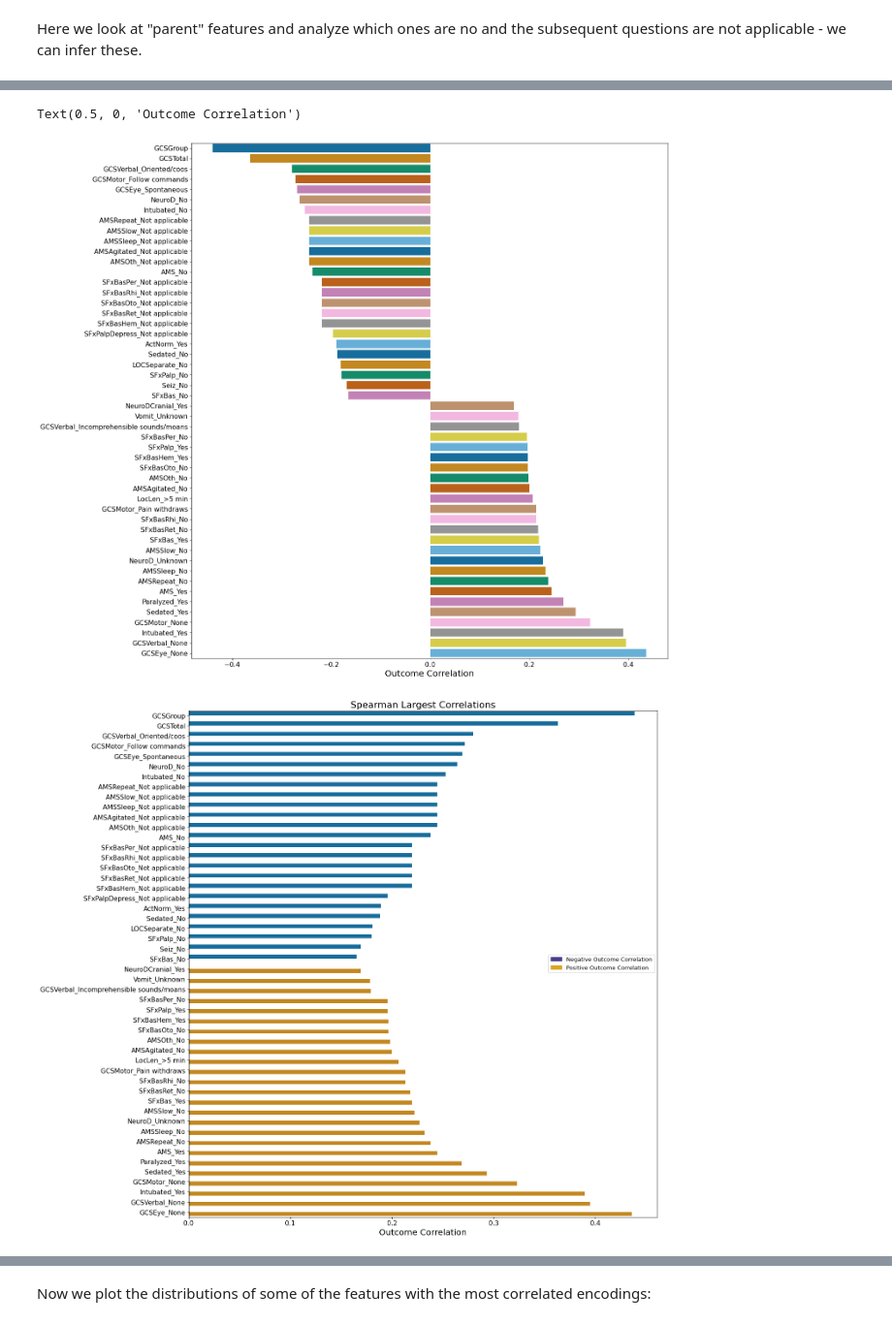
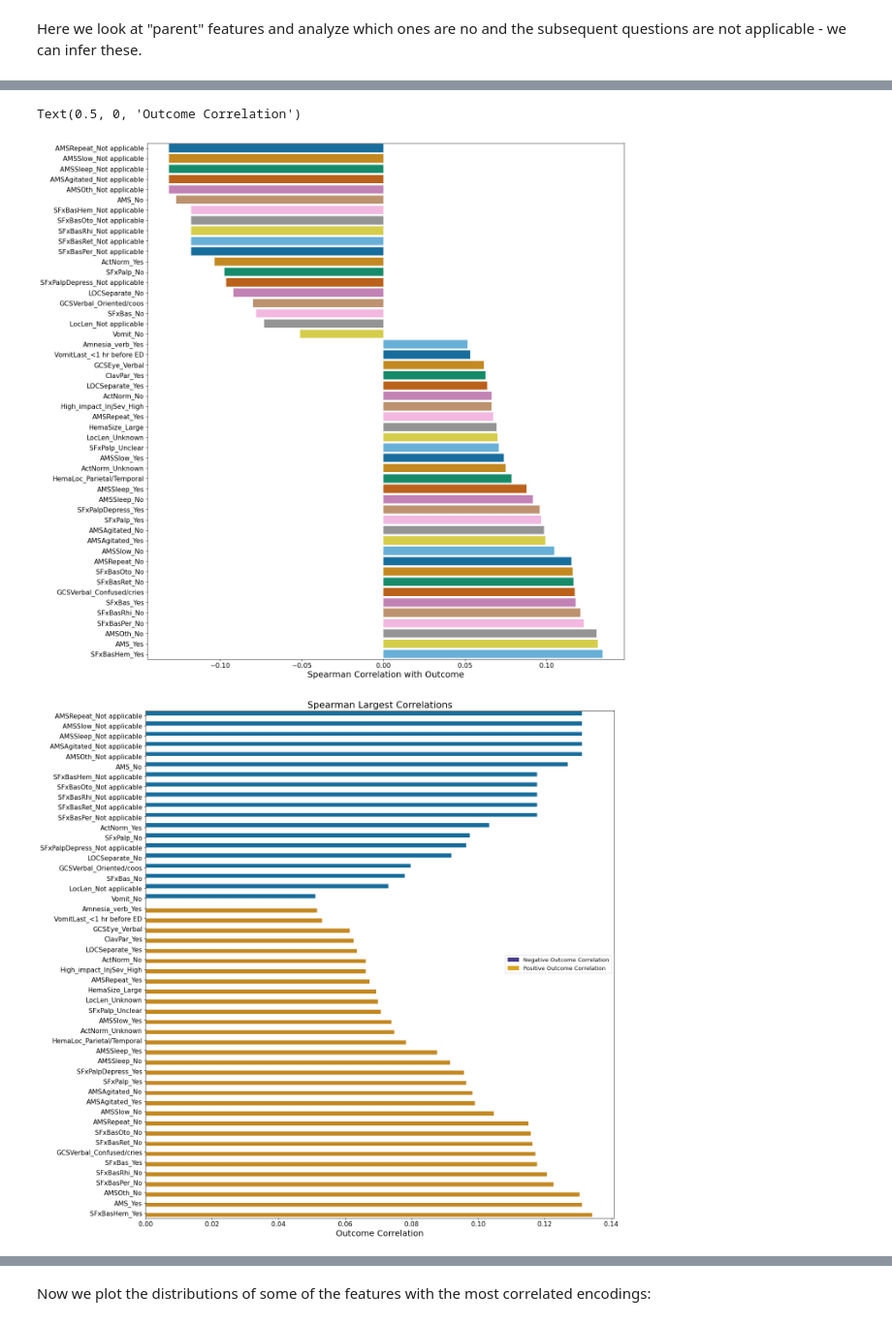
Before and after one commit to Yu-Group/clinical-rule-vetting, a Jupyter notebook: rulevetting/projects/tbi_pecarn/notebooks/00_eda.ipynb, the cells around one changed output, grey strips where cells are left out. Shown at 97% size. Cells and saved outputs as stored; diff of their text form; code cells hidden in the pictures.

```diff
--- a/rulevetting/projects/tbi_pecarn/notebooks/00_eda.ipynb
+++ b/rulevetting/projects/tbi_pecarn/notebooks/00_eda.ipynb
@@ -85,8 +84,8 @@ print(len(df_test))
 8486
 8486
 # %%
-# loading in the data - edit below path
-data_path = '/Users/marko/rule-vetting/data'
+# Load cleaned data
+data_path = "../../../../data/"
 df = Dataset().clean_data(data_path = data_path)
 # %% [output]
 Reading the raw CSVs... ['TBI PUD 10-08-2013.csv', 'TBI PUD Imaging.csv', 'TBI PUD Neuro.csv']
@@ -138,0 +158,5 @@ To decide if there are entire columns we would want to remove, it may prove luxu
+# %%
+df_orig = df.copy()
+df = df.loc[df['GCSTotal'] >= 14, :]
+print(len(df_orig))
+print(len(df))
@@ -294,3 +398,7 @@ df1 = df.copy()
 df1 = df1[df1['PosIntFinal'] != 'Unknown']
 df1.rename(columns = {'PosIntFinal':'outcome'}, inplace=True)
 df1 = df1.drop(columns=Dataset().get_post_ct_names())
+df1 = df1.drop(columns=['id', 'EmplType', 'Certification', 'Ethnicity', 'Race', 'Gender', 'Dizzy',
+                      'AgeInMonth', 'AgeinYears', 'GCSTotal', 'GCSGroup'])
+print(df.shape)
+print(df1.shape)
@@ -299,28 +420,22 @@ Below we see the strongest features in terms of absolute correlation to the outc
 # %%
-# remapping binary variables
-bool_cols = [col for col in df1 if np.isin(df1[col].unique(), ['No', 'Yes']).all()]
-for bool_col in bool_cols:
-    df1[bool_col] = df1[bool_col].map({'No': 0, 'Yes': 1})
-
-# one hot encoding the df
-one_hot_df = helper.one_hot_encode_df(df1)
+# calculate correlation of variable with outcome
 corr = one_hot_df.drop(['outcome'], axis=1).apply(lambda x: x.corr(one_hot_df['outcome'], method='spearman'))
 
 # sortest by largest value
 largest_corr = corr.iloc[corr.abs().argsort()][-50:].sort_values(ascending=True)
-graph.barplot(largest_corr, savefig=True, title=None, xlab='Outcome Correlation')
+graph.barplot(largest_corr, savefig=True, title=None, xlab='Spearman Correlation with Outcome')
 
 # sort by absolute value
 abs_corr = corr.abs().sort_values(ascending=True)
 fig_fcn = lambda kwargs: plt.figure(figsize=(18, 20), **kwargs)
 fig_fcn({"num": None, "dpi": 80, "facecolor": "w", "edgecolor": "r"})
 sns.barplot(x=abs_corr[largest_corr.index].values, y=abs_corr[largest_corr.index].index, hue=[1 if corr > 0 else 0 for corr in largest_corr.values], palette='colorblind')
 handles = [mpl.patches.Patch(color='darkslateblue', label='Negative Outcome Correlation'), mpl.patches.Patch(color='goldenrod', label='Positive Outcome Correlation')]
 plt.legend(handles=handles, loc='center right')
 plt.title('Spearman Largest Correlations')
 plt.xlabel('Outcome Correlation')
 # %% [output]
 Text(0.5, 0, 'Outcome Correlation')
-[figure, old version]
+[figure, new version]
-[figure, old version]
+[figure, new version]
 # %% [markdown]
```
Also changed, not shown: parts of 62 cells of this notebook, 1 other file.
